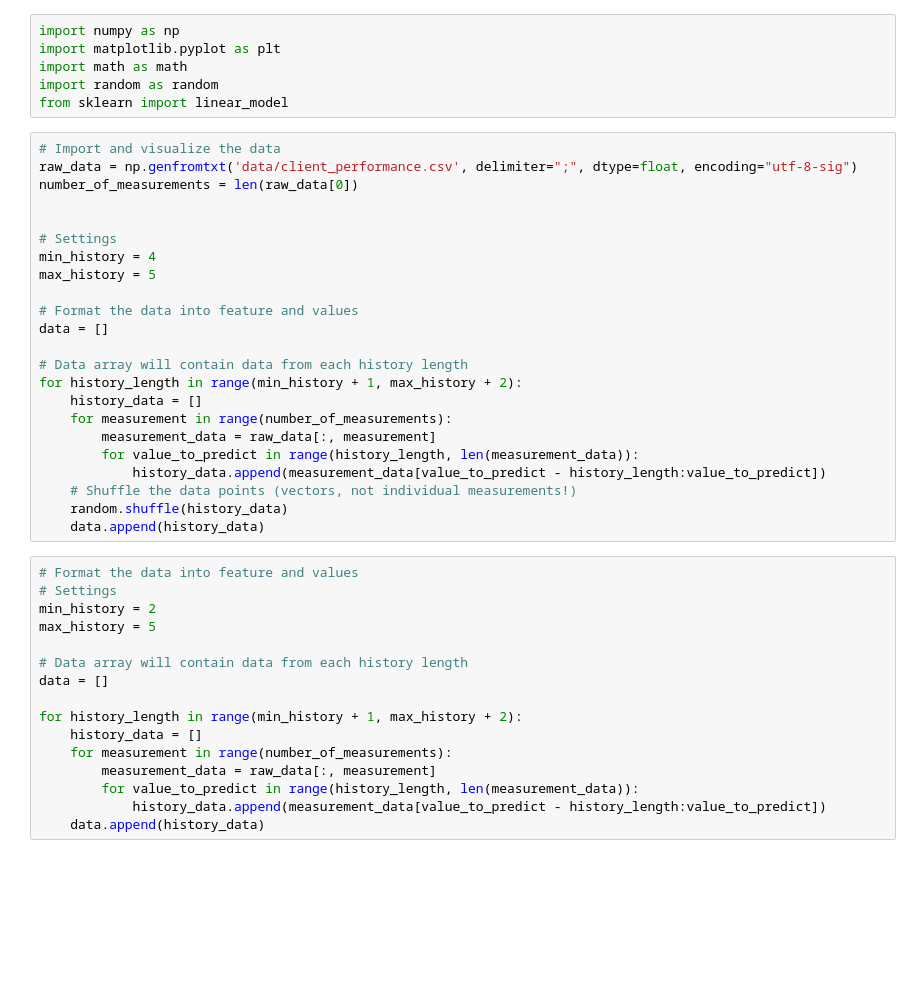
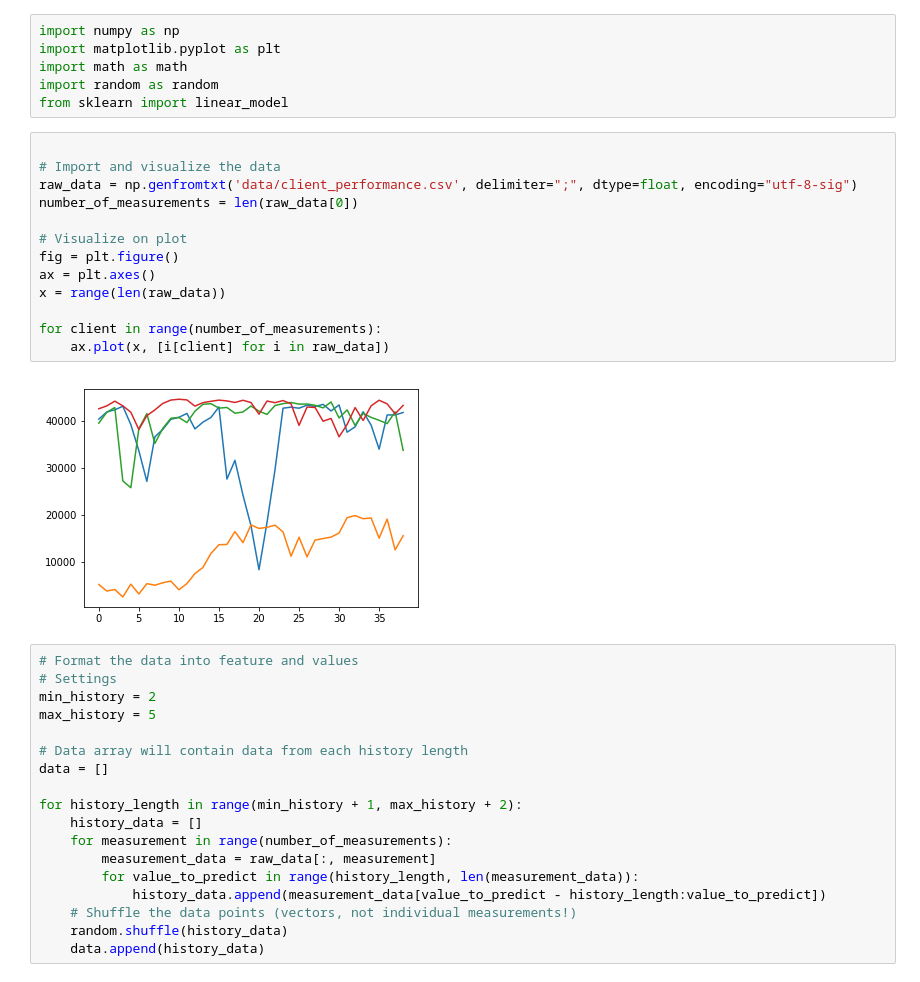
Before and after one commit to jlaci/ClientPerformance, a Jupyter notebook: analyze/predictors.ipynb, the cells around one changed output. Cells and saved outputs as stored; diff of their text form; blank space fills up the shorter version.

```diff
--- a/analyze/predictors.ipynb
+++ b/analyze/predictors.ipynb
@@ -4,20 +4,30 @@ import matplotlib.pyplot as plt
 import math as math
 import random as random
 from sklearn import linear_model
+# %%
+
+# Import and visualize the data
+raw_data = np.genfromtxt('data/client_performance.csv', delimiter=";", dtype=float, encoding="utf-8-sig")
+number_of_measurements = len(raw_data[0])
+
+# Visualize on plot
+fig = plt.figure()
+ax = plt.axes()
+x = range(len(raw_data))
+
+for client in range(number_of_measurements):
+    ax.plot(x, [i[client] for i in raw_data])
+# %% [output]
+[figure, added]
 # %%
-# Import and visualize the data
-raw_data = np.genfromtxt('data/client_performance.csv', delimiter=";", dtype=float, encoding="utf-8-sig")
-number_of_measurements = len(raw_data[0])
-
-
+# Format the data into feature and values
 # Settings
-min_history = 4
+min_history = 2
 max_history = 5
 
-# Format the data into feature and values
+# Data array will contain data from each history length
 data = []
 
-# Data array will contain data from each history length
 for history_length in range(min_history + 1, max_history + 2):
     history_data = []
     for measurement in range(number_of_measurements):
@@ -27,19 +37,3 @@ for history_length in range(min_history + 1, max_history + 2):
     # Shuffle the data points (vectors, not individual measurements!)
     random.shuffle(history_data)
     data.append(history_data)
-# %%
-# Format the data into feature and values
-# Settings
-min_history = 2
-max_history = 5
-
-# Data array will contain data from each history length
-data = []
-
-for history_length in range(min_history + 1, max_history + 2):
-    history_data = []
-    for measurement in range(number_of_measurements):
-        measurement_data = raw_data[:, measurement]
-        for value_to_predict in range(history_length, len(measurement_data)):
-            history_data.append(measurement_data[value_to_predict - history_length:value_to_predict])
-    data.append(history_data)
```
Also changed, not shown: parts of 2 cells of this notebook, 4 other files.
